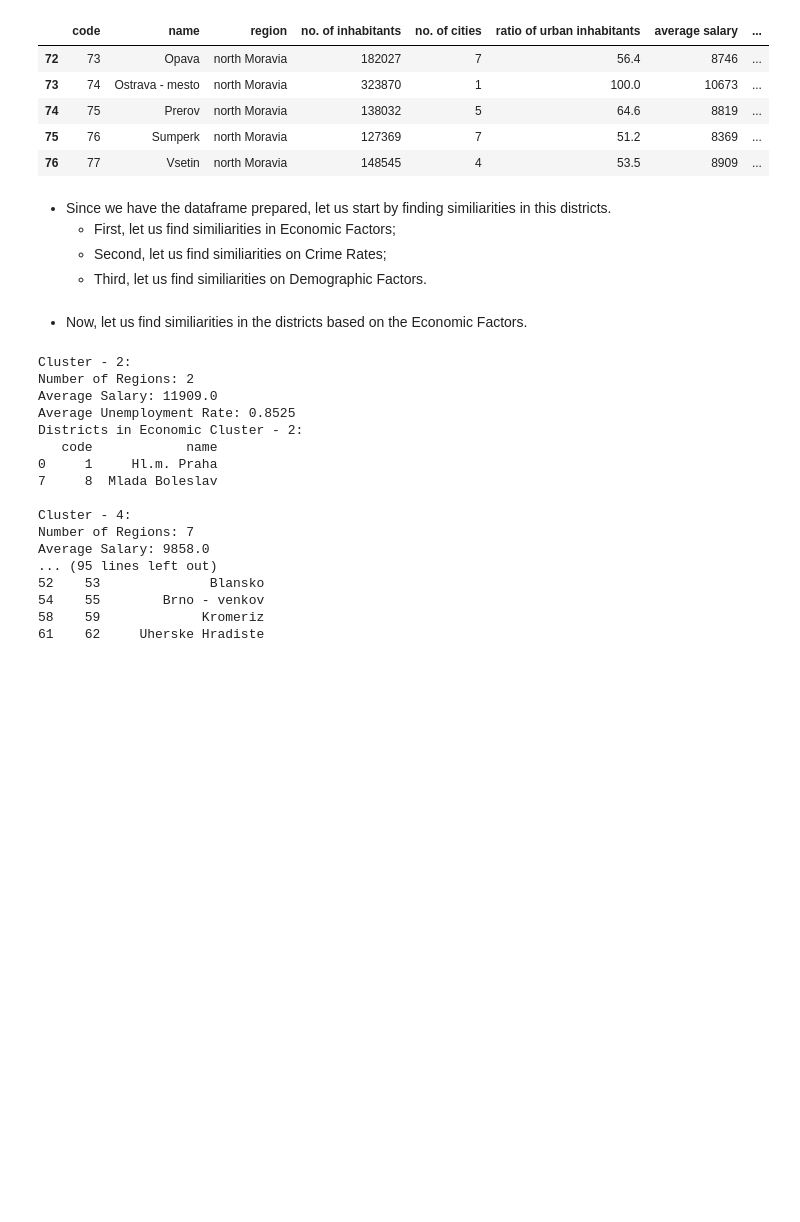
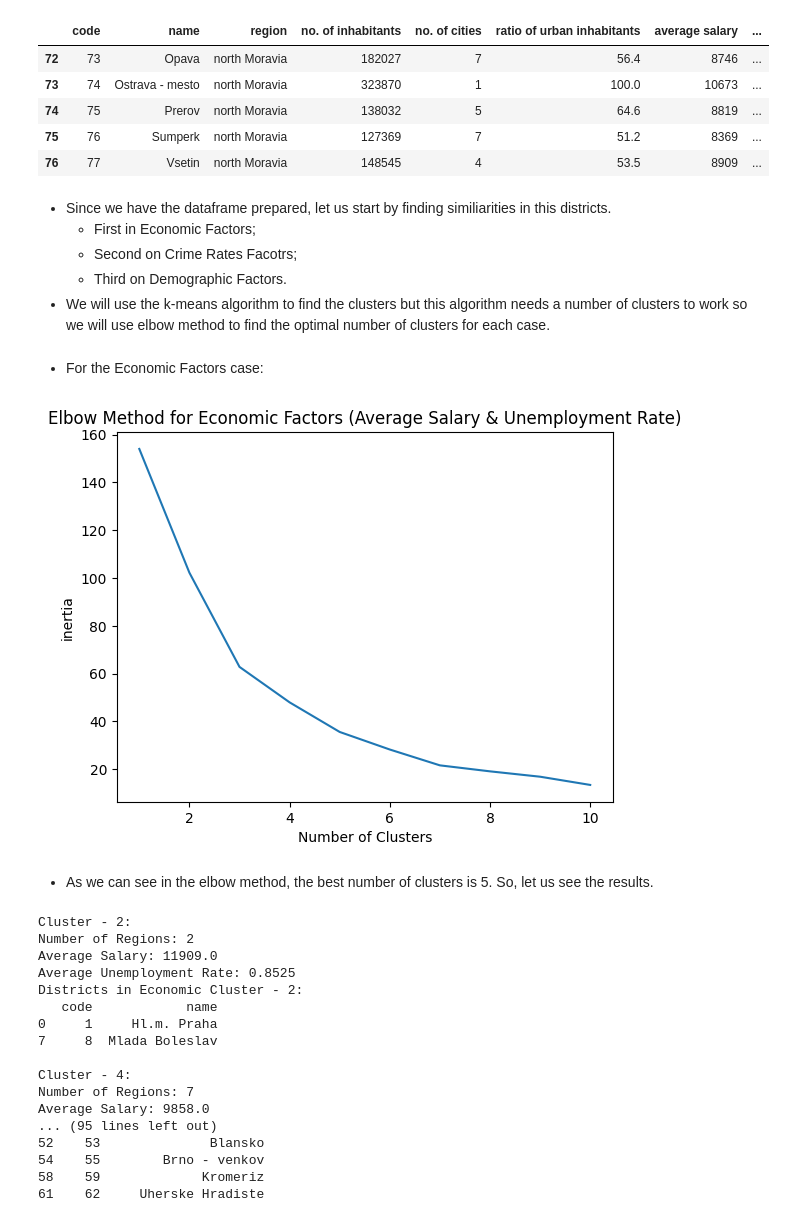
Before and after one commit to DanielaTomas/FCUP-DM1, a Jupyter notebook: DM1.ipynb, the cells around one changed output. Cells and saved outputs as stored; diff of their text form; code cells hidden in the pictures; blank space fills up the shorter version.

```diff
--- a/DM1.ipynb
+++ b/DM1.ipynb
@@ -1024,11 +1024,41 @@ district_cluster.tail()
 | 76 | 77 | Vsetin | north Moravia | 148545 | 4 | 53.5 | 8909 | ... |
 # %% [markdown]
 * Since we have the dataframe prepared, let us start by finding similiarities in this districts.
-    * First, let us find similiarities in Economic Factors;
-    * Second, let us find similiarities on Crime Rates;
-    * Third, let us find similiarities on Demographic Factors.
+    * First in Economic Factors;
+    * Second on Crime Rates Facotrs;
+    * Third on Demographic Factors.
+* We will use the k-means algorithm to find the clusters but this algorithm needs a number of clusters to work so we will use elbow method to find the optimal number of clusters for each case.
-# %% [markdown]
-* Now, let us find similiarities in the districts based on the Economic Factors.
+# %% [markdown]
+* For the Economic Factors case:
+# %%
+from sklearn.cluster import KMeans
+import matplotlib.pyplot as plt
+from sklearn.preprocessing import StandardScaler
+
+# Selecting columns for economic factors
+economic_factors = district_cluster[['average salary', 'unemployment rate']]
+
+# Normalize the data using StandardScaler
+scaler = StandardScaler()
+normalized_data = scaler.fit_transform(economic_factors)
+
+inertia = []
+
+for i in range(1, 11):  # Trying cluster numbers from 1 to 10
+    kmeans = KMeans(n_clusters=i, init='k-means++', max_iter=300, n_init=10, random_state=0)
+    kmeans.fit(normalized_data)
+    inertia.append(kmeans.inertia_)
+
+# Plotting the Elbow curve
+plt.plot(range(1, 11), inertia)
+plt.title('Elbow Method for Economic Factors (Average Salary & Unemployment Rate)')
+plt.xlabel('Number of Clusters')
+plt.ylabel('inertia')
+plt.show()
+# %% [output]
+[figure, added]
+# %% [markdown]
+* As we can see in the elbow method, the best number of clusters is 5. So, let us see the results.
 # %%
 from sklearn.cluster import KMeans
 
```
Also changed, not shown: parts of 24 cells of this notebook.
